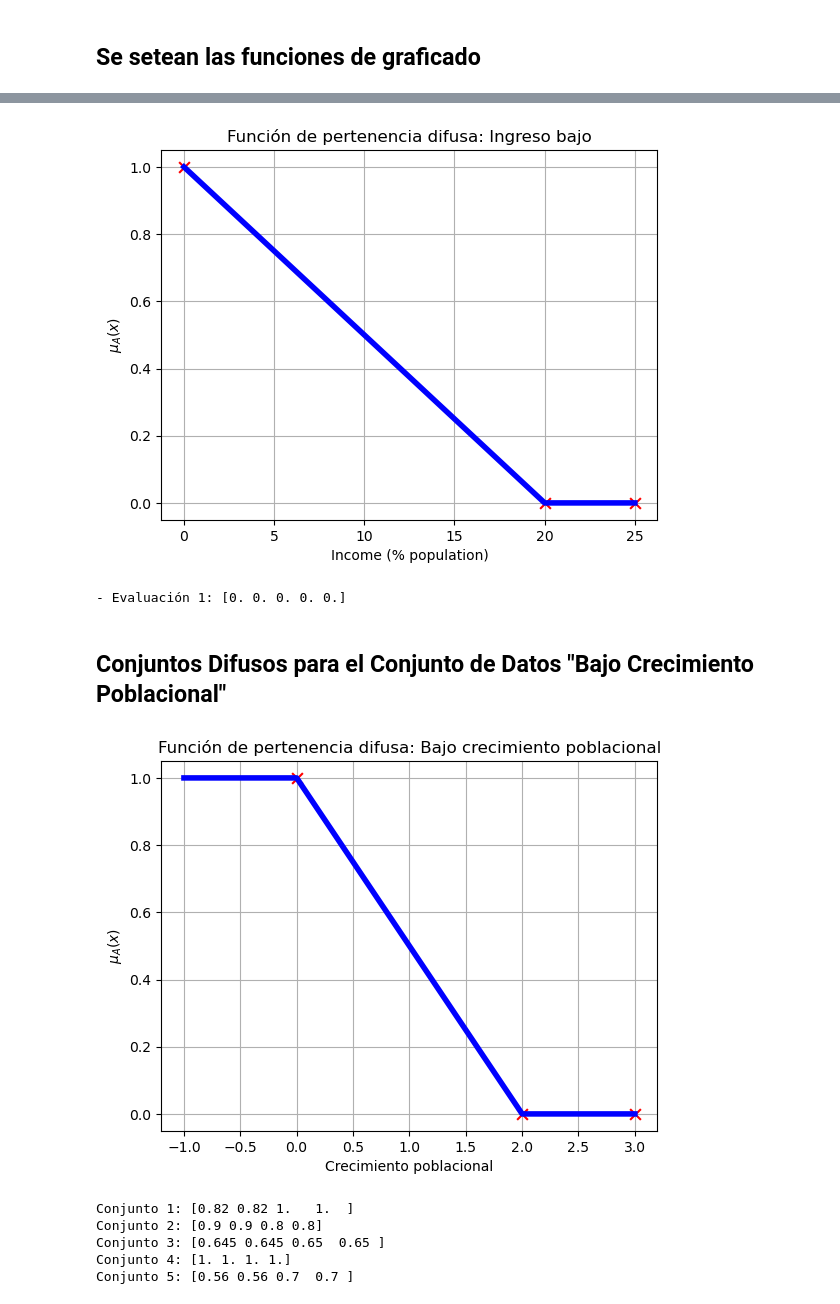
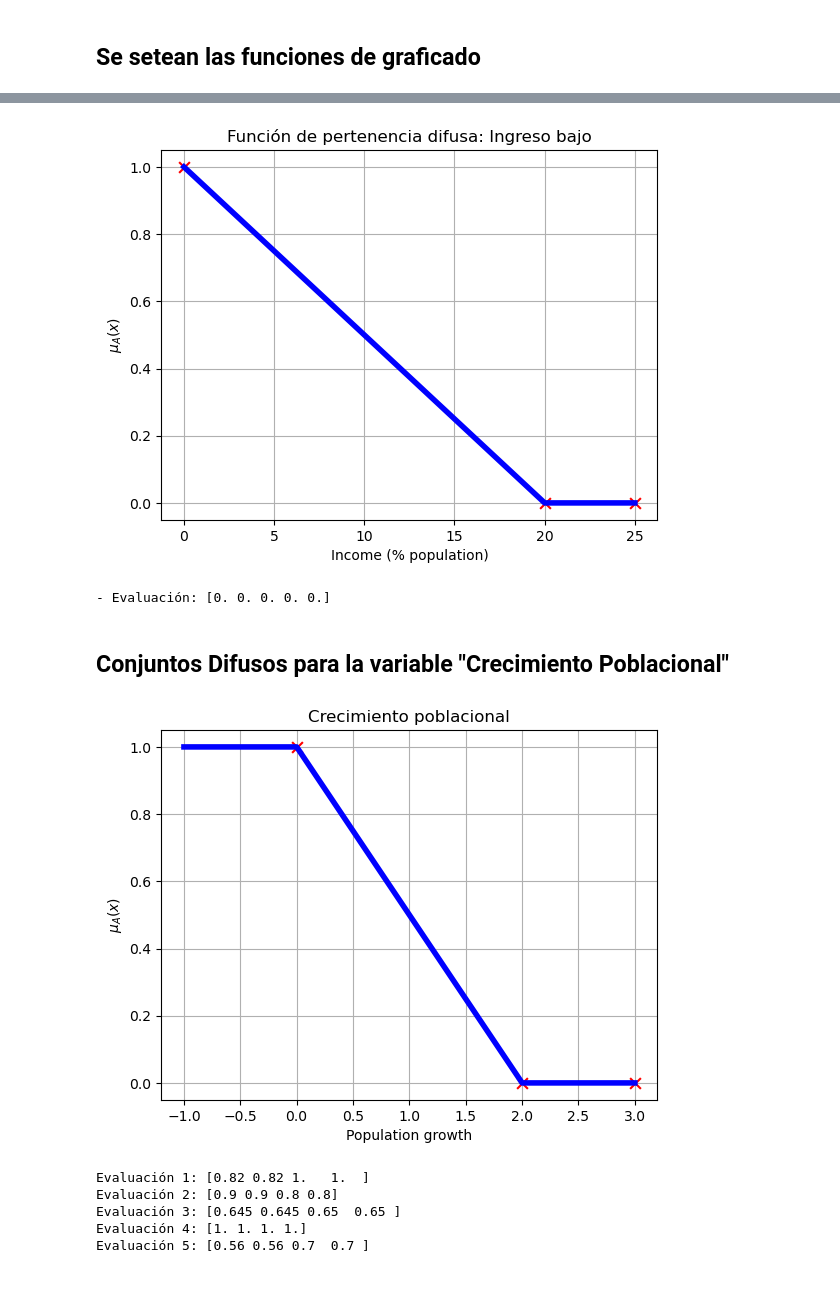
Before and after one commit to CarlosPorcallo/horacio_flores, a Jupyter notebook: 3_lógica_difusa.ipynb, the cells around one changed output, grey strips where cells are left out. Cells and saved outputs as stored; diff of their text form; code cells hidden in the pictures.

```diff
--- a/3_lógica_difusa.ipynb
+++ b/3_lógica_difusa.ipynb
@@ -222,4 +225,10 @@ for i, datos in enumerate(valores, 1):
 # %%
+# Ingreso - Función de pertenencia lineal decreciente
+
+# Definición de Evaluaciones
+valores = [82.66, 86.33, 81.35, 79.82, 79.43]
+
+# Definición de parámetros
 a = 0      # inicio del eje x (solo para graficar)
 b = 25     # fin del eje x
 a0 = 0     # inicio de la zona difusa
@@ -228,48 +237,47 @@ x = np.arange(a, b + 0.01, 0.5)  # eje x: de 0 a 25 con paso de 0.5
 title = "Función de pertenencia difusa: Ingreso bajo"
 label = "Income (% population)"
 
-# Definición de Evaluaciones
-valores = [
-    [82.66, 86.33, 81.35, 79.82, 79.43]
-]
-
 # Graficar función de pertenencia
 plot_FPertenenciaLD2(a0, a1, x, title, label)
 
 # Evaluación de ejemplos
-for i, datos in enumerate(valores, 1):
-    print(f"- Evaluación {i}: {FPertenenciaLD2(a0, a1, datos)}")
+print(f"- Evaluación: {FPertenenciaLD2(a0, a1, valores)}")
 # %% [output]
 [figure]
-- Evaluación 1: [0. 0. 0. 0. 0.]
+- Evaluación: [0. 0. 0. 0. 0.]
 # %% [markdown]
-## Conjuntos Difusos para el Conjunto de Datos "Bajo Crecimiento Poblacional"
+## Conjuntos Difusos para la variable "Crecimiento Poblacional"
 # %%
-a = -1 # Límite inferior del eje x (para graficar)
-b = 3 # Límite superior
-a0 = 0 # Punto a partir del cual empieza a disminuir la pertenencia
-a1 = 2 # Punto donde la pertenencia llega a 0
-x = np.arange(a, b + 0.01, 0.05) # eje x: de 0 a 3 con paso de 0.5
-title = "Función de pertenencia difusa: Bajo crecimiento poblacional"
-label = "Crecimiento poblacional"
+# Crecimiento poblacional - Función de pertenencia lineal decreciente
 
 # Definición de Evaluaciones
 valores = [
     [0.360, 0.360, -0.200, -0.200],
     [0.20, 0.20, 0.40, 0.40],
     [0.71, 0.71, 0.70, 0.70],
     [-0.29, -0.29, -0.40, -0.40],
     [0.88, 0.88, 0.60, 0.60]
 ]
 
+# Definición de parámetros
+a = -1 # Límite inferior del eje x (para graficar)
+b = 3 # Límite superior
+a0 = 0 # Punto a partir del cual empieza a disminuir la pertenencia
+a1 = 2 # Punto donde la pertenencia llega a 0
+x = np.arange(a, b + 0.05, 0.05) # eje x: de -1 a 3 con paso de 0.5
+title = "Crecimiento poblacional"
+label = "Population growth"
+
+# Graficar función de pertenencia
 plot_FPertenenciaLD2(a0, a1, x, title, label)
 
+# Evaluación de ejemplos
 for i, datos in enumerate(valores, 1):
-    print(f"Conjunto {i}: {FPertenenciaLD2(a0, a1, datos)}")
+    print(f"Evaluación {i}: {FPertenenciaLD2(a0, a1, datos)}")
 # %% [output]
-[figure, old version]
+[figure, new version]
-Conjunto 1: [0.82 0.82 1.   1.  ]
-Conjunto 2: [0.9 0.9 0.8 0.8]
-Conjunto 3: [0.645 0.645 0.65  0.65 ]
-Conjunto 4: [1. 1. 1. 1.]
-Conjunto 5: [0.56 0.56 0.7  0.7 ]
+Evaluación 1: [0.82 0.82 1.   1.  ]
+Evaluación 2: [0.9 0.9 0.8 0.8]
+Evaluación 3: [0.645 0.645 0.65  0.65 ]
+Evaluación 4: [1. 1. 1. 1.]
+Evaluación 5: [0.56 0.56 0.7  0.7 ]
```
Also changed, not shown: parts of 35 cells of this notebook.
